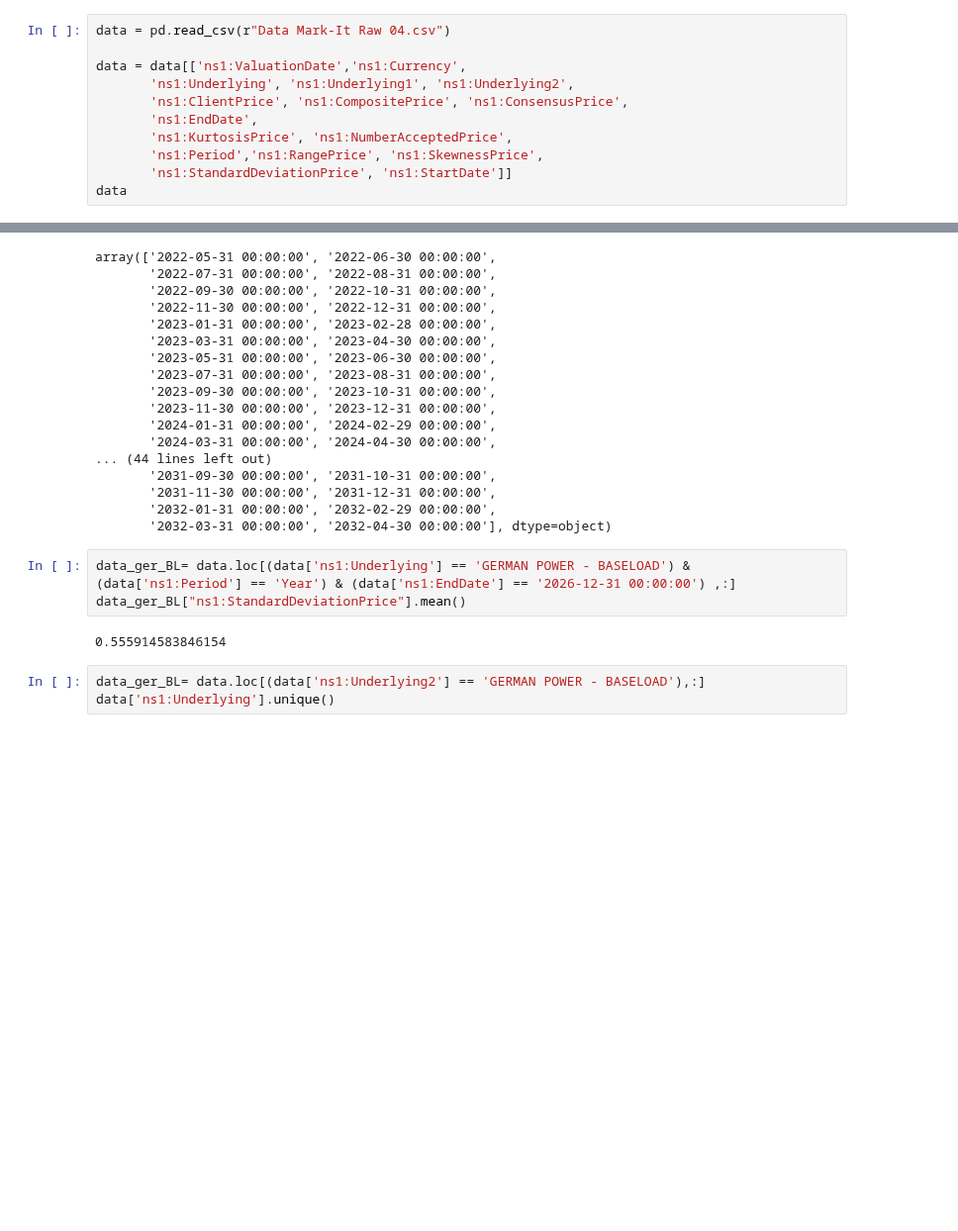
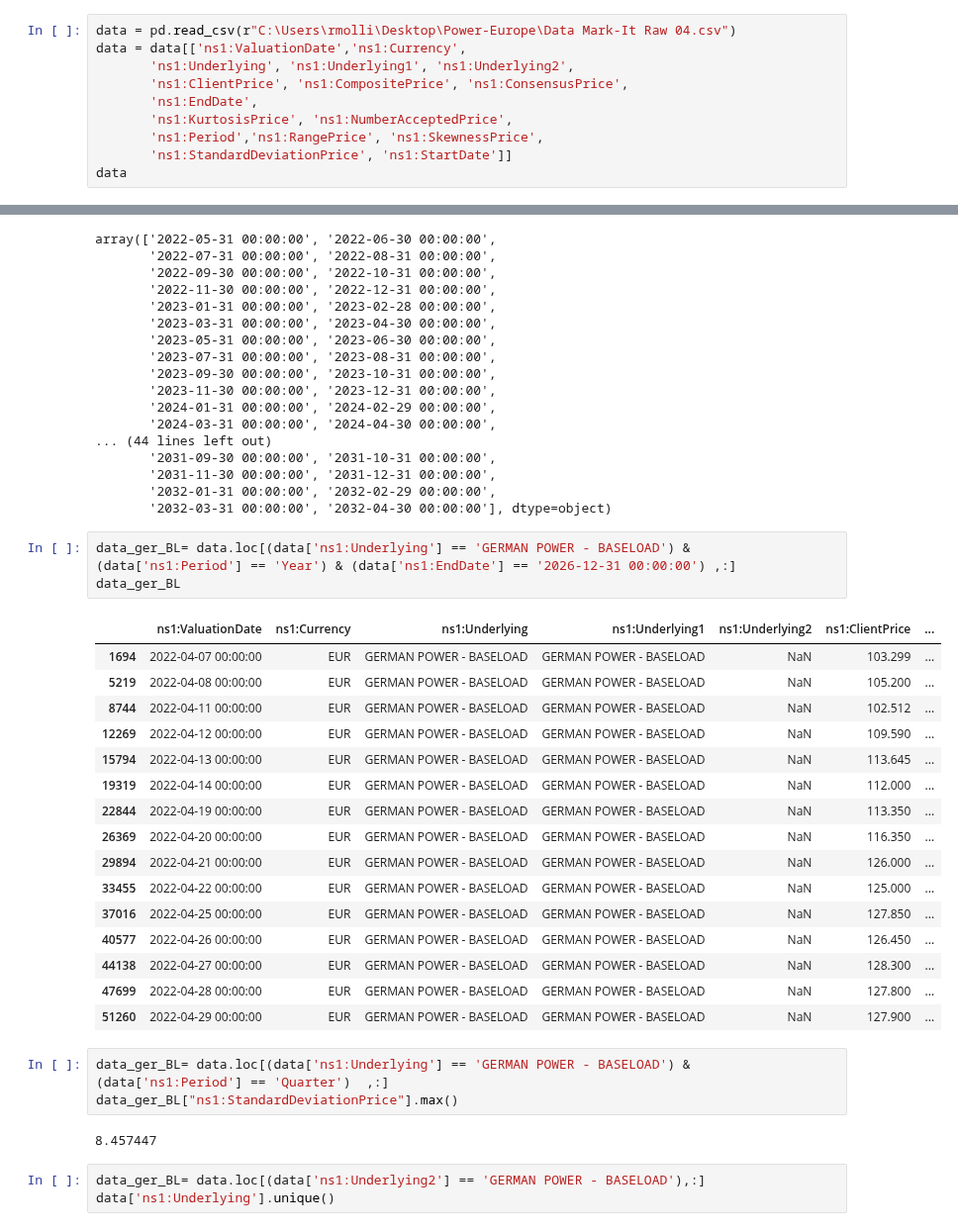
Before and after one commit to romain109/Power-Europe, a Jupyter notebook: Notebooks/Analyse std.ipynb, the cells around one changed output, grey strips where cells are left out. Shown at 99% size. Saved outputs shown, nothing was run; the diff lists cells and outputs as text; blank space fills up the shorter version.

```diff
--- a/Notebooks/Analyse std.ipynb
+++ b/Notebooks/Analyse std.ipynb
@@ -10,8 +10,7 @@ from os.path import *
 import xlwings as xw
 from xlwings import Range
 # %%
-data = pd.read_csv(r"Data Mark-It Raw 04.csv")
-
+data = pd.read_csv(r"C:\Users\rmolli\Desktop\Power-Europe\Data Mark-It Raw 04.csv")
 data = data[['ns1:ValuationDate','ns1:Currency',
        'ns1:Underlying', 'ns1:Underlying1', 'ns1:Underlying2',
        'ns1:ClientPrice', 'ns1:CompositePrice', 'ns1:ConsensusPrice',
@@ -80,9 +79,29 @@ array(['2022-05-31 00:00:00', '2022-06-30 00:00:00',
        '2032-03-31 00:00:00', '2032-04-30 00:00:00'], dtype=object)
 # %%
 data_ger_BL= data.loc[(data['ns1:Underlying'] == 'GERMAN POWER - BASELOAD') & (data['ns1:Period'] == 'Year') & (data['ns1:EndDate'] == '2026-12-31 00:00:00') ,:]
-data_ger_BL["ns1:StandardDeviationPrice"].mean()
+data_ger_BL
 # %% [output]
-0.555914583846154
+|  | ns1:ValuationDate | ns1:Currency | ns1:Underlying | ns1:Underlying1 | ns1:Underlying2 | ns1:ClientPrice | ... |
+| 1694 | 2022-04-07 00:00:00 | EUR | GERMAN POWER - BASELOAD | GERMAN POWER - BASELOAD | NaN | 103.299 | ... |
+| 5219 | 2022-04-08 00:00:00 | EUR | GERMAN POWER - BASELOAD | GERMAN POWER - BASELOAD | NaN | 105.200 | ... |
+| 8744 | 2022-04-11 00:00:00 | EUR | GERMAN POWER - BASELOAD | GERMAN POWER - BASELOAD | NaN | 102.512 | ... |
+| 12269 | 2022-04-12 00:00:00 | EUR | GERMAN POWER - BASELOAD | GERMAN POWER - BASELOAD | NaN | 109.590 | ... |
+| 15794 | 2022-04-13 00:00:00 | EUR | GERMAN POWER - BASELOAD | GERMAN POWER - BASELOAD | NaN | 113.645 | ... |
+| 19319 | 2022-04-14 00:00:00 | EUR | GERMAN POWER - BASELOAD | GERMAN POWER - BASELOAD | NaN | 112.000 | ... |
+| 22844 | 2022-04-19 00:00:00 | EUR | GERMAN POWER - BASELOAD | GERMAN POWER - BASELOAD | NaN | 113.350 | ... |
+| 26369 | 2022-04-20 00:00:00 | EUR | GERMAN POWER - BASELOAD | GERMAN POWER - BASELOAD | NaN | 116.350 | ... |
+| 29894 | 2022-04-21 00:00:00 | EUR | GERMAN POWER - BASELOAD | GERMAN POWER - BASELOAD | NaN | 126.000 | ... |
+| 33455 | 2022-04-22 00:00:00 | EUR | GERMAN POWER - BASELOAD | GERMAN POWER - BASELOAD | NaN | 125.000 | ... |
+| 37016 | 2022-04-25 00:00:00 | EUR | GERMAN POWER - BASELOAD | GERMAN POWER - BASELOAD | NaN | 127.850 | ... |
+| 40577 | 2022-04-26 00:00:00 | EUR | GERMAN POWER - BASELOAD | GERMAN POWER - BASELOAD | NaN | 126.450 | ... |
+| 44138 | 2022-04-27 00:00:00 | EUR | GERMAN POWER - BASELOAD | GERMAN POWER - BASELOAD | NaN | 128.300 | ... |
+| 47699 | 2022-04-28 00:00:00 | EUR | GERMAN POWER - BASELOAD | GERMAN POWER - BASELOAD | NaN | 127.800 | ... |
+| 51260 | 2022-04-29 00:00:00 | EUR | GERMAN POWER - BASELOAD | GERMAN POWER - BASELOAD | NaN | 127.900 | ... |
+# %%
+data_ger_BL= data.loc[(data['ns1:Underlying'] == 'GERMAN POWER - BASELOAD') & (data['ns1:Period'] == 'Quarter')  ,:]
+data_ger_BL["ns1:StandardDeviationPrice"].max()
+# %% [output]
+8.457447
 # %%
 data_ger_BL= data.loc[(data['ns1:Underlying2'] == 'GERMAN POWER - BASELOAD'),:]
 data['ns1:Underlying'].unique()
```
Also changed, not shown: 5 other files.
